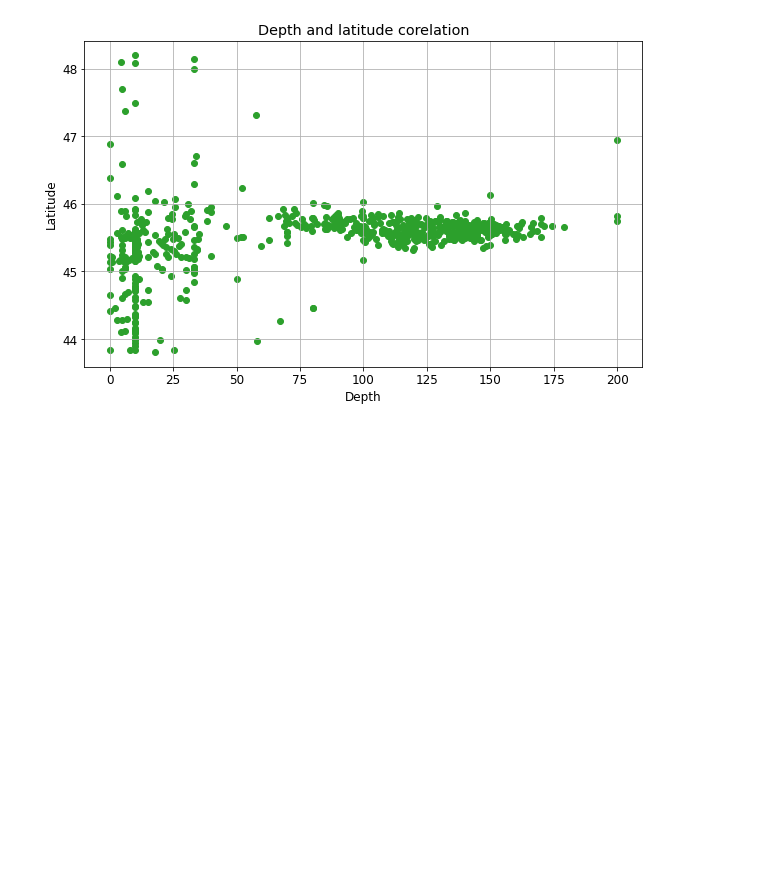
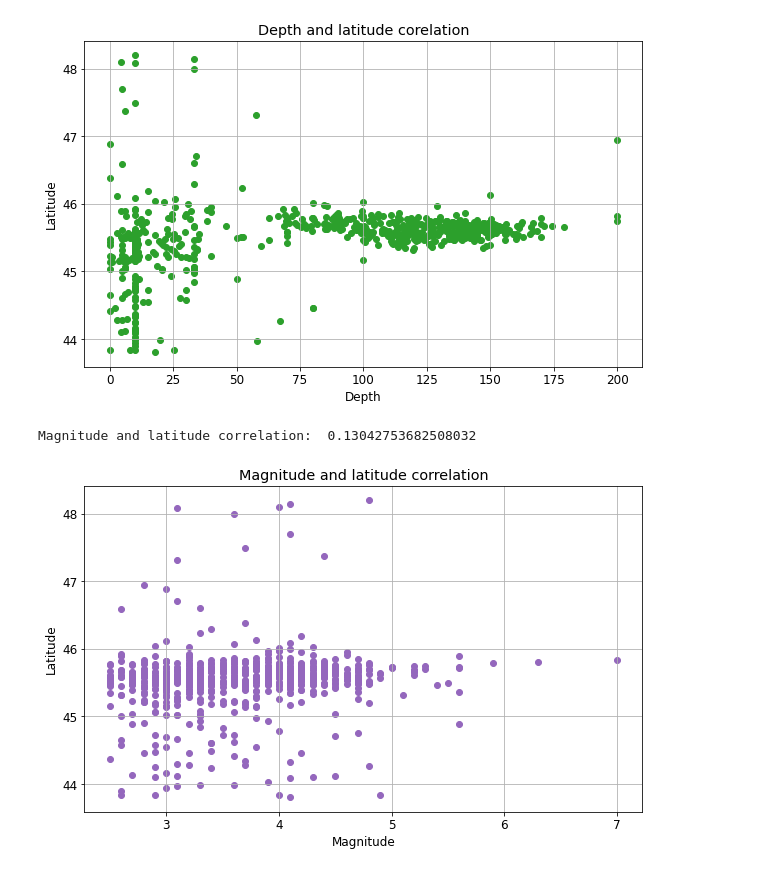
Before and after one commit to Irikos/infoVisualization, a Jupyter notebook: Romania Earthquakes - Exploratory data analysis.ipynb, the cells around one changed output. Cells and saved outputs as stored; diff of their text form; code cells hidden in the pictures; blank space fills up the shorter version.

```diff
--- a/Romania Earthquakes - Exploratory data analysis.ipynb
+++ b/Romania Earthquakes - Exploratory data analysis.ipynb
@@ -179,14 +179,17 @@ Depth and latitude correlation:  0.2772062930152593
 # %%
 fig, ax = plt.subplots(figsize=(10, 6))
 
 # Specify how our lines should look
 ax.scatter(df.mag, df.latitude, color='tab:purple')
 
 # Same as above
 ax.set_xlabel('Magnitude')
 ax.set_ylabel('Latitude')
-ax.set_title('Magnitude and latitude corelation')
+ax.set_title('Magnitude and latitude correlation')
 ax.grid(True)
 
 correlation = df["latitude"].corr(df["mag"])
 print("Magnitude and latitude correlation: ", correlation)
+# %% [output]
+Magnitude and latitude correlation:  0.13042753682508032
+[figure, added]
```
